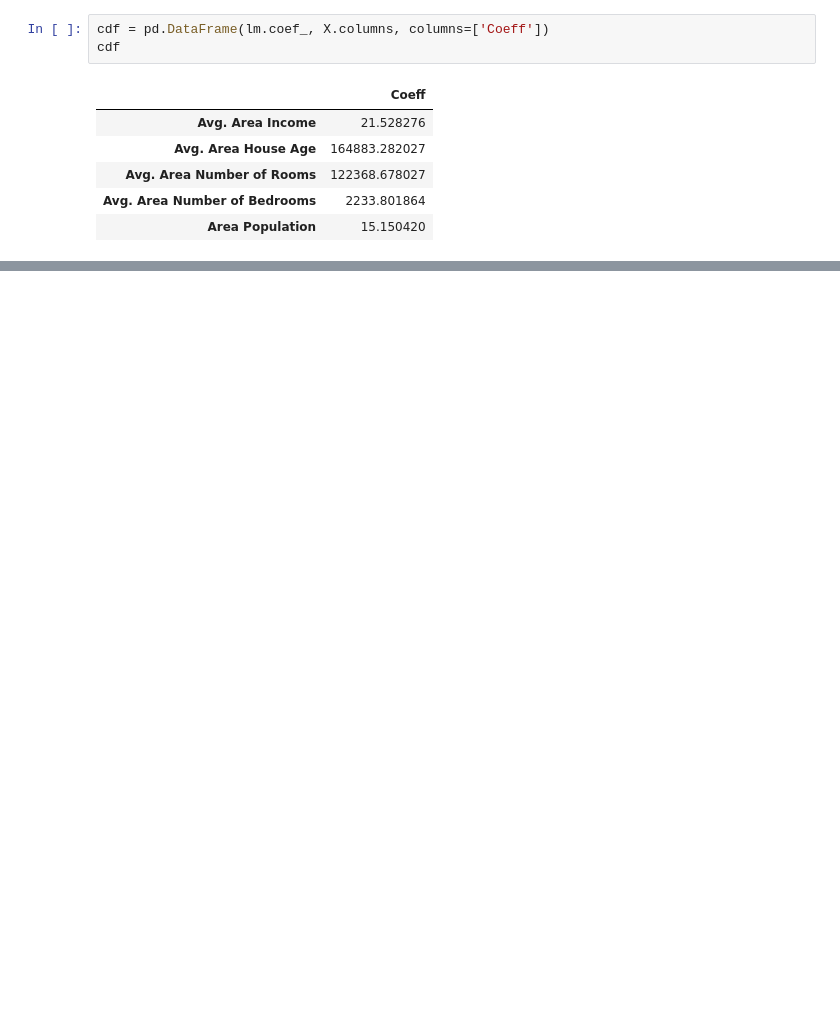
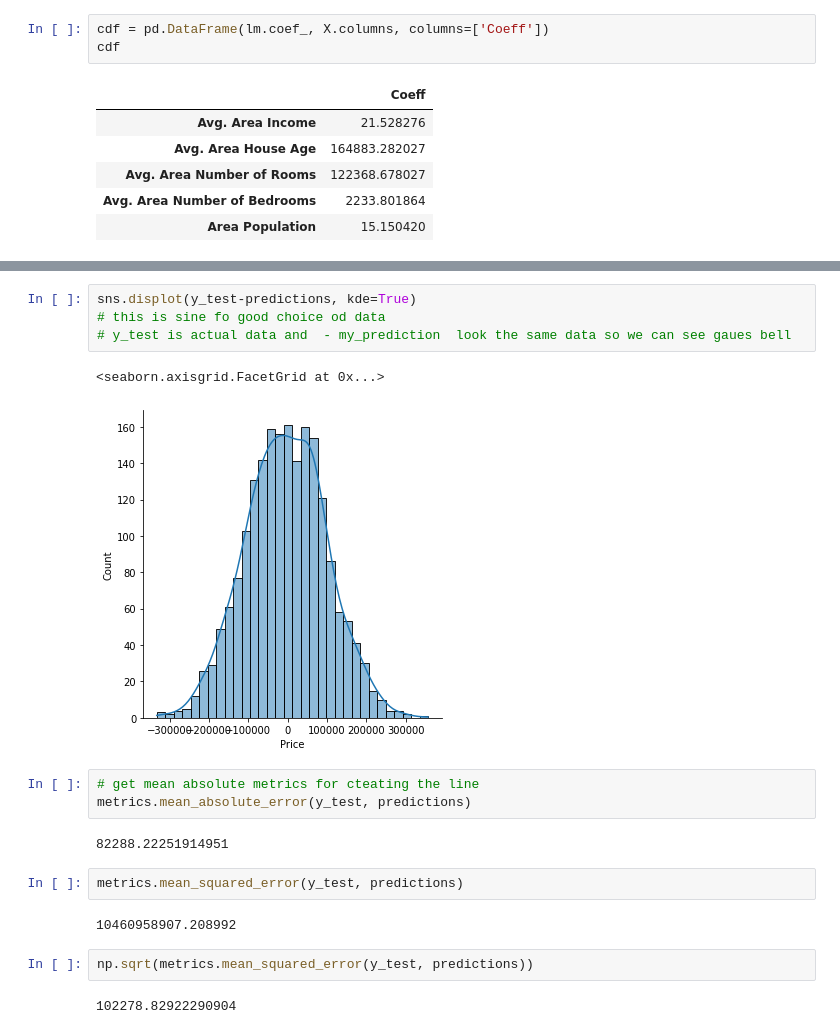
Before and after one commit to Anton6896/Machine_Learning, a Jupyter notebook: ml/linear_regression/lin_reg_1.ipynb, the cells around one changed output, grey strips where cells are left out. Saved outputs shown, nothing was run; the diff lists cells and outputs as text; blank space fills up the shorter version.

```diff
--- a/ml/linear_regression/lin_reg_1.ipynb
+++ b/ml/linear_regression/lin_reg_1.ipynb
@@ -73,0 +81,20 @@ cdf
+# %%
+sns.displot(y_test-predictions, kde=True)
+# this is sine fo good choice od data
+# y_test is actual data and  - my_prediction  look the same data so we can see gaues bell
+# %% [output]
+<seaborn.axisgrid.FacetGrid at 0x...>
+[figure, added]
+# %%
+# get mean absolute metrics for cteating the line
+metrics.mean_absolute_error(y_test, predictions)
+# %% [output]
+82288.22251914951
+# %%
+metrics.mean_squared_error(y_test, predictions)
+# %% [output]
+10460958907.208992
+# %%
+np.sqrt(metrics.mean_squared_error(y_test, predictions))
+# %% [output]
+102278.82922290904
```
Also changed, not shown: parts of 3 cells of this notebook.
